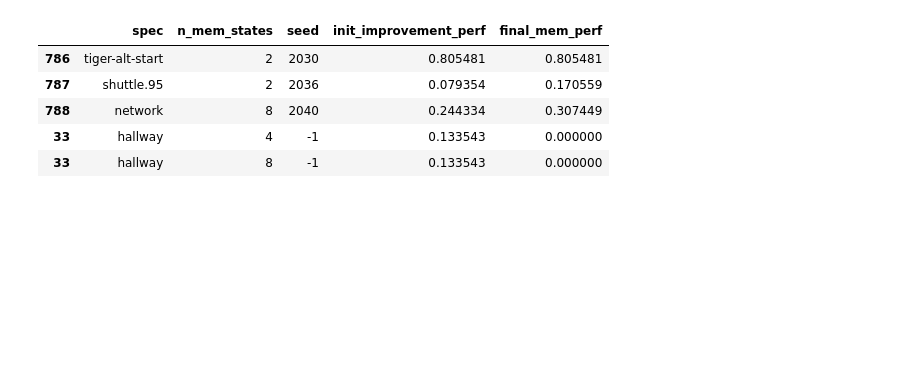
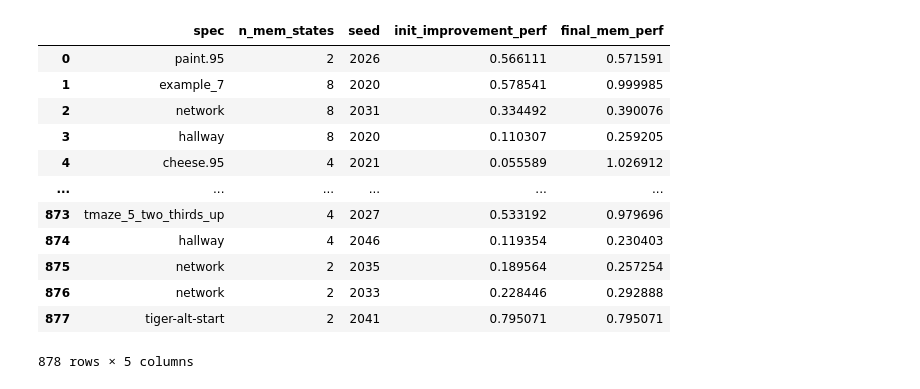
Before and after one commit to camall3n/grl, a Jupyter notebook: scripts/plotting/mi_performance.ipynb, the cells around one changed output. Cells and saved outputs as stored; diff of their text form; code cells hidden in the pictures; blank space fills up the shorter version.

```diff
--- a/scripts/plotting/mi_performance.ipynb
+++ b/scripts/plotting/mi_performance.ipynb
@@ -189,12 +174,19 @@ for spec in spec_plot_order:
-# %%
-normalized_df.tail()
-# %% [output]
-|  | spec | n_mem_states | seed | init_improvement_perf | final_mem_perf |
-| 786 | tiger-alt-start | 2 | 2030 | 0.805481 | 0.805481 |
-| 787 | shuttle.95 | 2 | 2036 | 0.079354 | 0.170559 |
-| 788 | network | 8 | 2040 | 0.244334 | 0.307449 |
-| 33 | hallway | 4 | -1 | 0.133543 | 0.000000 |
-| 33 | hallway | 8 | -1 | 0.133543 | 0.000000 |
+# %%
+normalized_df
+# %% [output]
+|  | spec | n_mem_states | seed | init_improvement_perf | final_mem_perf |
+| 0 | paint.95 | 2 | 2026 | 0.566111 | 0.571591 |
+| 1 | example_7 | 8 | 2020 | 0.578541 | 0.999985 |
+| 2 | network | 8 | 2031 | 0.334492 | 0.390076 |
+| 3 | hallway | 8 | 2020 | 0.110307 | 0.259205 |
+| 4 | cheese.95 | 4 | 2021 | 0.055589 | 1.026912 |
+| ... | ... | ... | ... | ... | ... |
+| 873 | tmaze_5_two_thirds_up | 4 | 2027 | 0.533192 | 0.979696 |
+| 874 | hallway | 4 | 2046 | 0.119354 | 0.230403 |
+| 875 | network | 2 | 2035 | 0.189564 | 0.257254 |
+| 876 | network | 2 | 2033 | 0.228446 | 0.292888 |
+| 877 | tiger-alt-start | 2 | 2041 | 0.795071 | 0.795071 |
+878 rows × 5 columns
 # %%
 # normalized_df[normalized_df['spec'] == 'prisoners_dilemma_all_c']
 seeds = normalized_df[normalized_df['spec'] == 'tmaze_5_two_thirds_up']['seed'].unique()
```
Also changed, not shown: parts of 5 cells of this notebook.
